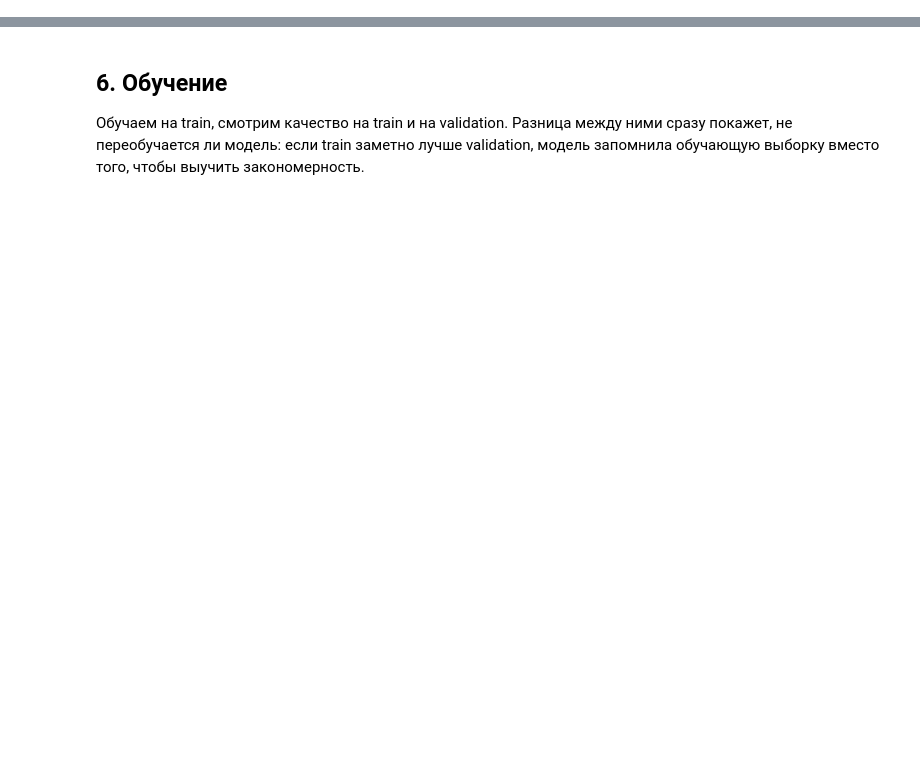
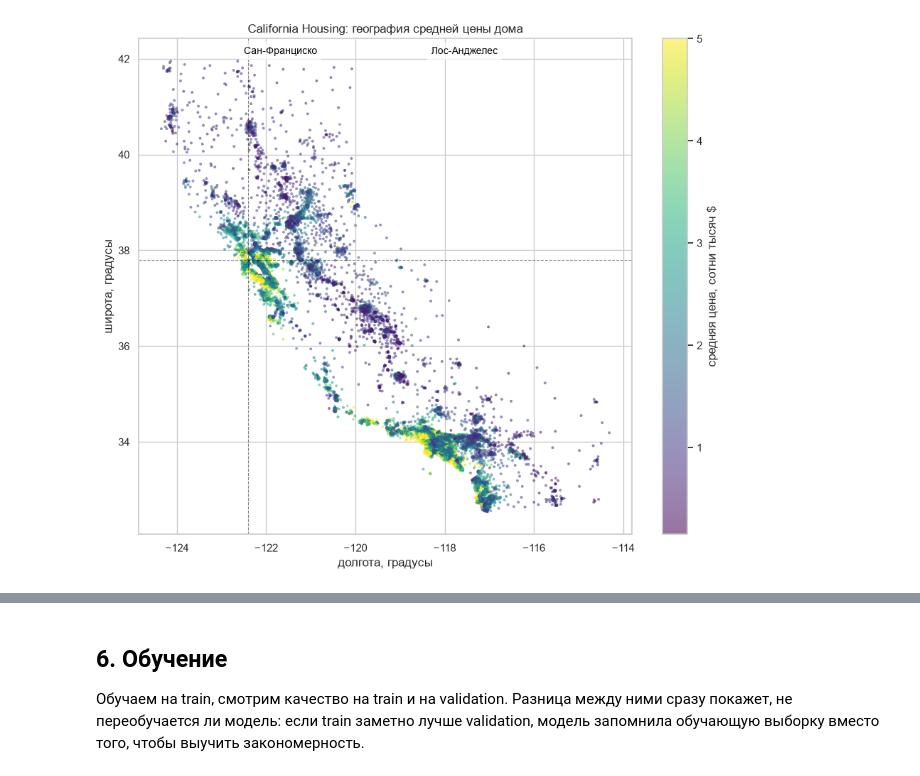
Before and after one commit to DmitPerson42/praktika-1, a Jupyter notebook: 1_Линейная_регрессия.ipynb, the cells around one changed output, grey strips where cells are left out. Saved outputs shown, nothing was run; the diff lists cells and outputs as text; code cells hidden in the pictures; blank space fills up the shorter version.

```diff
--- a/1_Линейная_регрессия.ipynb
+++ b/1_Линейная_регрессия.ipynb
@@ -786,0 +618,20 @@ Pipeline(steps=[('scaler', StandardScaler()),
+# %%
+# Карта цен: по горизонтали долгота, по вертикали широта, цвет - средняя цена.
+# Так видно структуру, которую не видно ни в одной таблице.
+figure, axis = plt.subplots(figsize=(9.5, 8))
+scatter = axis.scatter(clean["Longitude"], clean["Latitude"], c=clean[TARGET],
+                       s=8, cmap="viridis", alpha=0.55, edgecolor="none")
+axis.set_xlabel("долгота, градусы")
+axis.set_ylabel("широта, градусы")
+axis.set_title("California Housing: география средней цены дома")
+axis.axhline(37.8, color="black", linestyle="--", linewidth=0.8, alpha=0.5)
+axis.axvline(-122.4, color="black", linestyle="--", linewidth=0.8, alpha=0.5)
+axis.text(-122.5, 42.1, "Сан-Франциско", color="black", fontsize=10,
+          bbox={"facecolor": "white", "alpha": 0.7, "edgecolor": "none"})
+axis.text(-118.3, 42.1, "Лос-Анджелес", color="black", fontsize=10,
+          bbox={"facecolor": "white", "alpha": 0.7, "edgecolor": "none"})
+figure.colorbar(scatter, ax=axis, label="средняя цена, сотни тысяч $")
+figure.tight_layout()
+plt.show()
+# %% [output]
+[figure, added]
```
Also changed, not shown: parts of 116 cells of this notebook, 6 other files.
